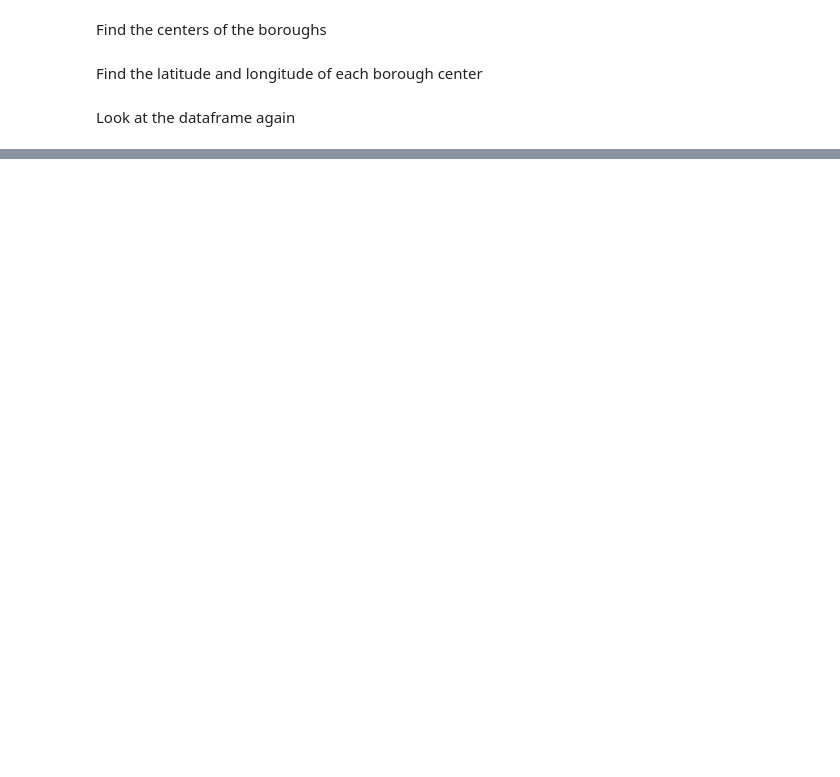
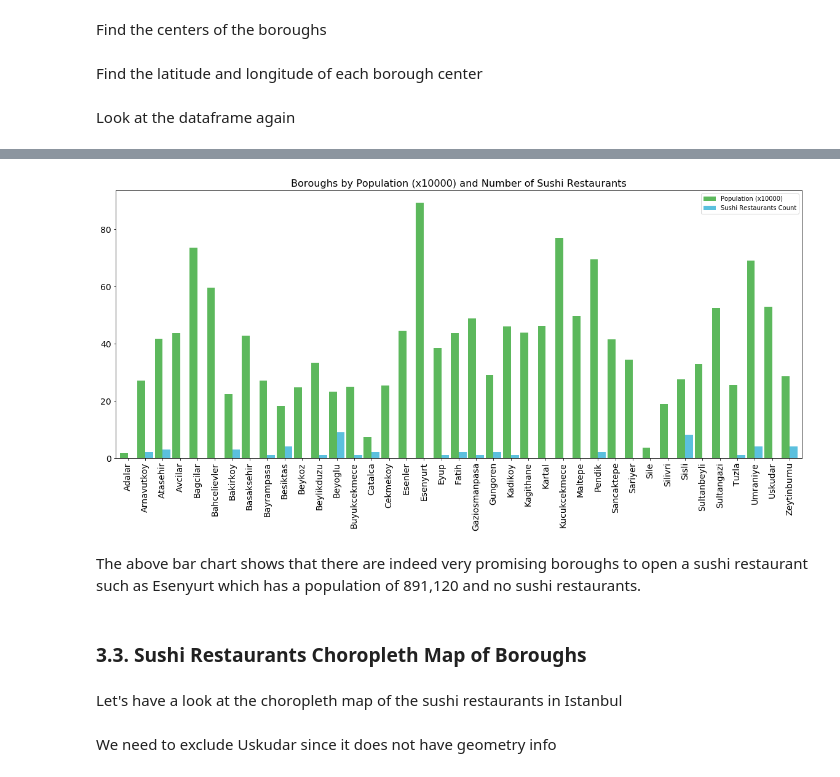
Before and after one commit to ycetindil/Coursera_Capstone, a Jupyter notebook: Week4-5_ Capstone Project.ipynb, the cells around one changed output, grey strips where cells are left out. Cells and saved outputs as stored; diff of their text form; code cells hidden in the pictures; blank space fills up the shorter version.

```diff
--- a/Week4-5_ Capstone Project.ipynb
+++ b/Week4-5_ Capstone Project.ipynb
@@ -145,0 +462,26 @@ df2
+# %%
+df['Population (x10000)'] = df['Population'] / 10000
+# %%
+df[['Population (x10000)', 'Sushi Restaurants Count']].plot(kind='bar',
+                                                            width=0.9,
+                                                            figsize=(20, 8),
+                                                            color=['#5cb85c', '#5bc0de'],
+                                                            fontsize=14)
+
+plt.title("Boroughs by Population (x10000) and Number of Sushi Restaurants", fontsize=16)
+ax1 = plt.axes()
+x_axis = ax1.axes.get_xaxis()
+x_label = x_axis.get_label()
+x_label.set_visible(False)
+
+plt.show()
+# %% [output]
+[figure, added]
+# %% [markdown]
+The above bar chart shows that there are indeed very promising boroughs to open a sushi restaurant such as Esenyurt which has a population of 891,120 and no sushi restaurants.
+# %% [markdown]
+### 3.3. Sushi Restaurants Choropleth Map of Boroughs ###
+# %% [markdown]
+Let's have a look at the choropleth map of the sushi restaurants in Istanbul
+# %% [markdown]
+We need to exclude Uskudar since it does not have geometry info
```
Also changed, not shown: parts of 96 cells of this notebook, 1 other file.
